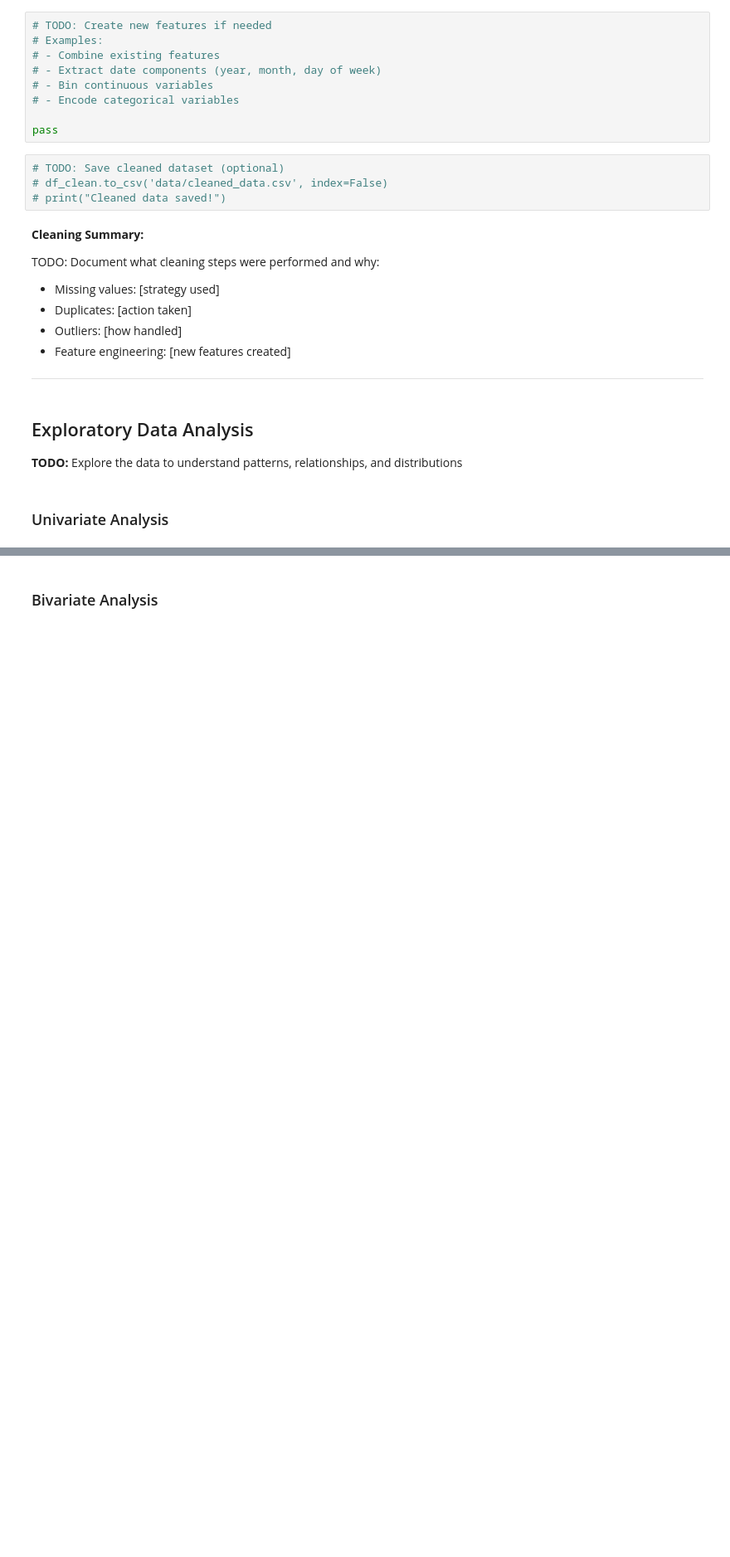
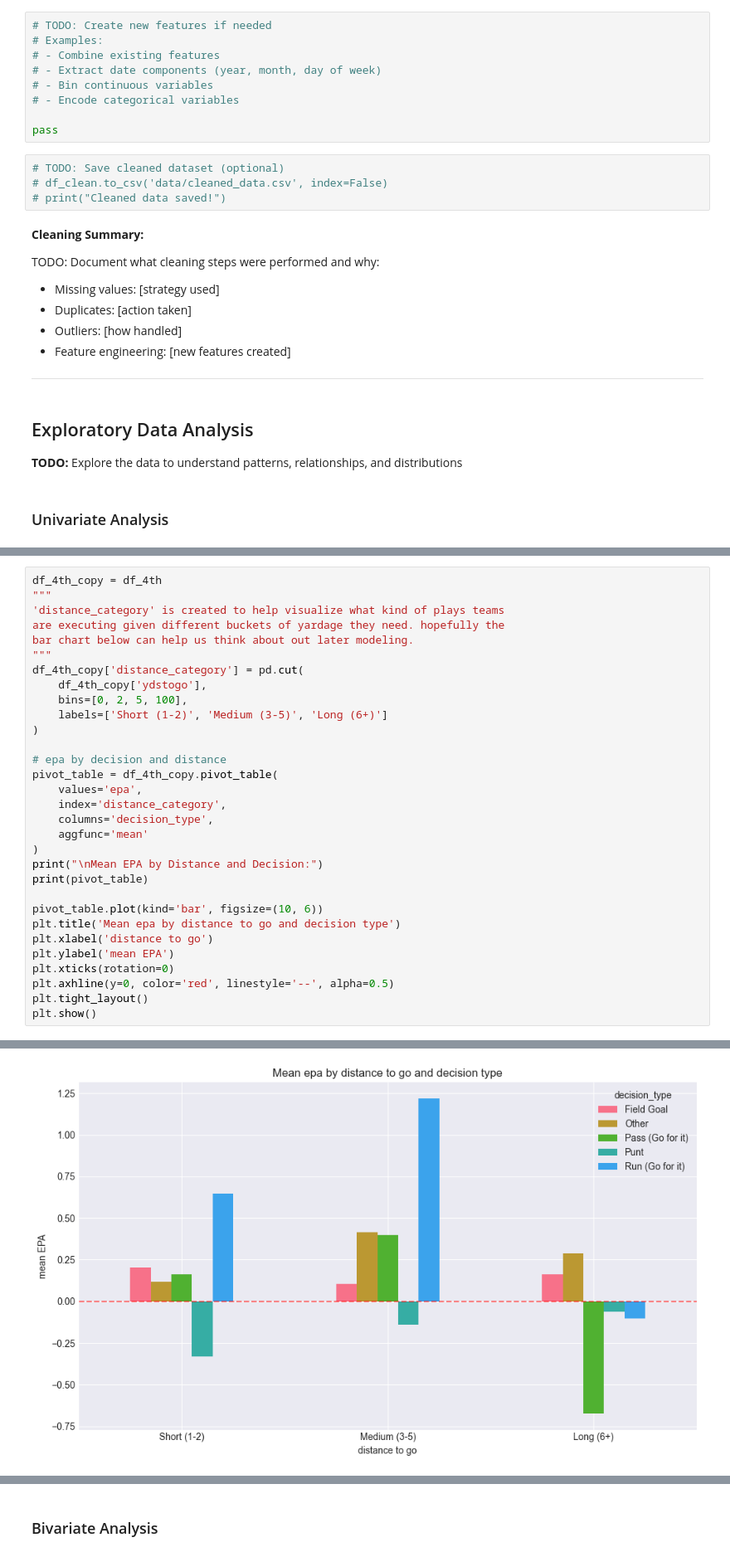
Before and after one commit to EdisonAyranisthebest/Eclipse_W26_Football, a Jupyter notebook: fourth_down_decision_epa_analysis.ipynb, the cells around one changed output, grey strips where cells are left out. Shown at 83% size. Cells and saved outputs as stored; diff of their text form; blank space fills up the shorter version.

```diff
--- a/fourth_down_decision_epa_analysis.ipynb
+++ b/fourth_down_decision_epa_analysis.ipynb
@@ -444,0 +538,32 @@ pass
+# %%
+df_4th_copy = df_4th
+"""
+'distance_category' is created to help visualize what kind of plays teams
+are executing given different buckets of yardage they need. hopefully the
+bar chart below can help us think about out later modeling.
+"""
+df_4th_copy['distance_category'] = pd.cut(
+    df_4th_copy['ydstogo'],
+    bins=[0, 2, 5, 100],
+    labels=['Short (1-2)', 'Medium (3-5)', 'Long (6+)']
+)
+
+# epa by decision and distance
+pivot_table = df_4th_copy.pivot_table(
+    values='epa',
+    index='distance_category',
+    columns='decision_type',
+    aggfunc='mean'
+)
+print("\nMean EPA by Distance and Decision:")
+print(pivot_table)
+
+pivot_table.plot(kind='bar', figsize=(10, 6))
+plt.title('Mean epa by distance to go and decision type')
+plt.xlabel('distance to go')
+plt.ylabel('mean EPA')
+plt.xticks(rotation=0)
+plt.axhline(y=0, color='red', linestyle='--', alpha=0.5)
+plt.tight_layout()
+plt.show()
+# %% [output]
@@ -444,0 +582 @@ pass
+[figure, added]
```
Also changed, not shown: parts of 18 cells of this notebook.
